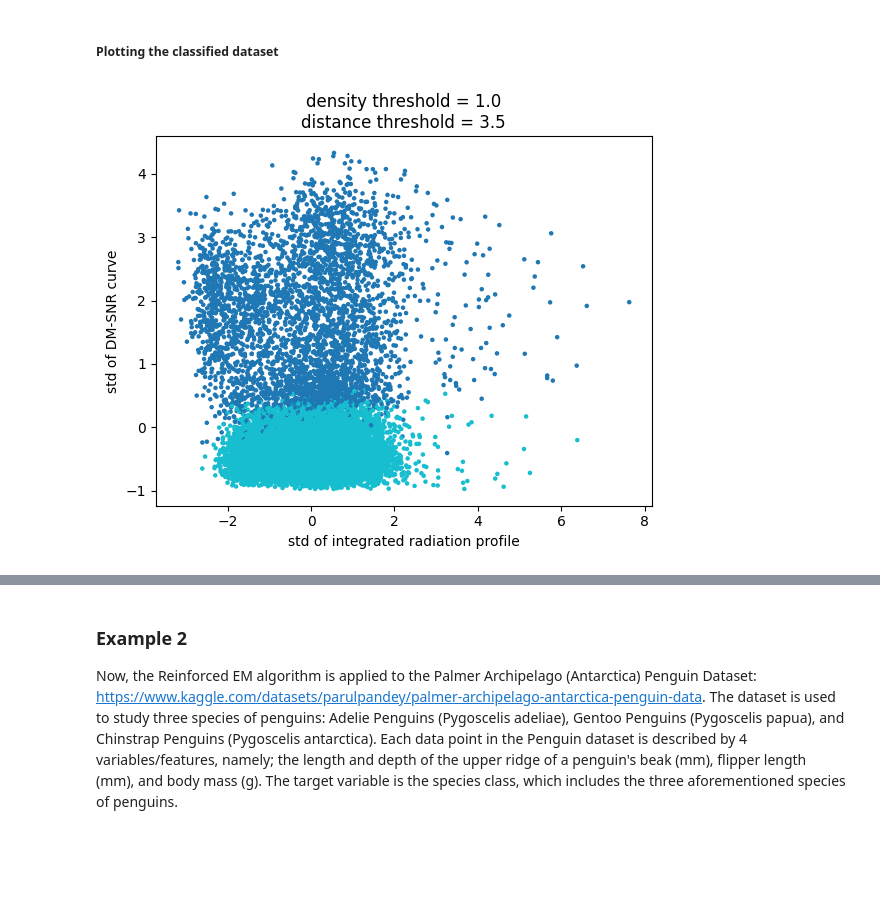
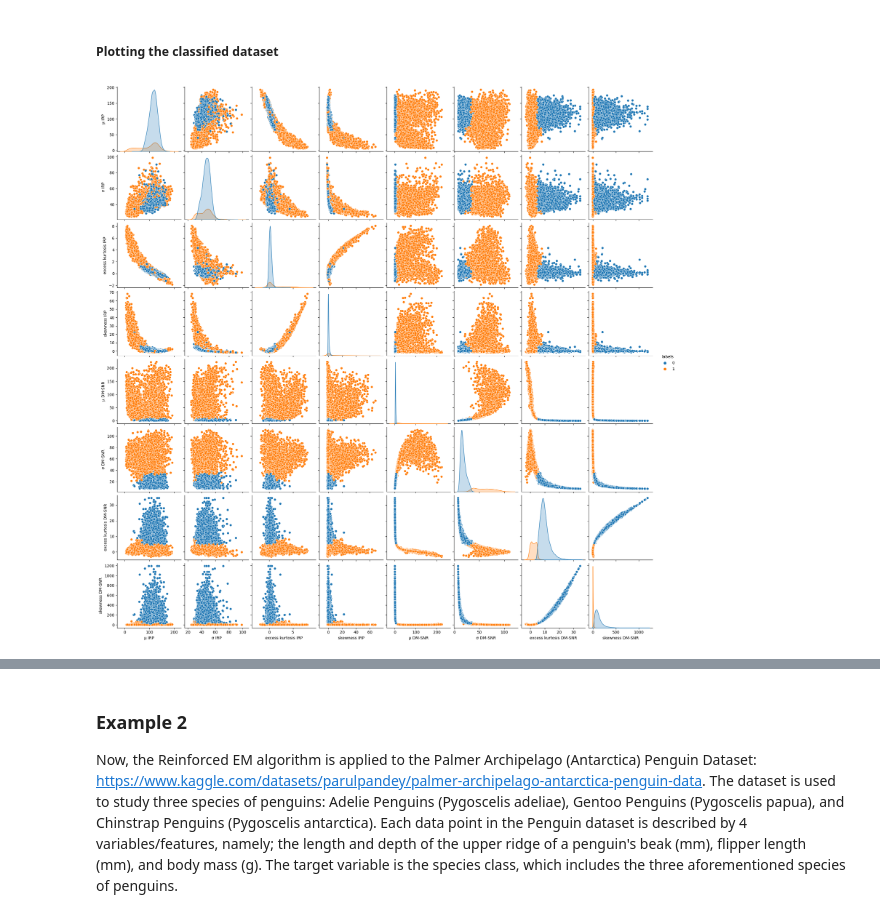
Before and after one commit to samuelveersingh/REM-tutorial, a Jupyter notebook: REM-tutorial-updated.ipynb, the cells around one changed output, grey strips where cells are left out. Drawn from its saved outputs; the diff is of its cells as text; code cells hidden in the pictures; blank space fills up the shorter version.

```diff
--- a/REM-tutorial-updated.ipynb
+++ b/REM-tutorial-updated.ipynb
@@ -14,7 +14,11 @@ The Reinforced EM algorithm is applied to identify pulsar candidates from the Hi
 # %%
 df = pd.read_csv('Data/HTRU_2.csv')
 
-X = df[df.columns[:-1]]
+df.columns = ['µ IRP','σ IRP', 'excess kurtosis IRP', 'skewness IRP',
+              'µ DM-SNR','σ DM-SNR', 'excess kurtosis DM-SNR', 'skewness DM-SNR',
+              'class']
+
+X = df[df.columns[:-1]]        ## drop the class column
 X = np.array(X)
 # %% [markdown]
 ##### Standardize the dataset for fair analysis
@@ -32,7 +36,7 @@ Cluster.mode_decision_plot()
 [figure]
 # %%
 # Setting the density threshold and distance threshold value from the mode decision plot
-Cluster.fit(density_threshold = 1.0, distance_threshold = 3.5)
-yp = Cluster.get_labels(mixture_selection='aic')
+Cluster.fit(density_threshold = 1.5, distance_threshold = 3.6)
+yp = Cluster.get_labels(mixture_selection='aic')        ## predicted labels
 # %% [output]
 2 modes selected.
@@ -38,0 +45,6 @@ yp = Cluster.get_labels(mixture_selection='aic')
+# %%
+yp = np.where(np.array(yp)==0,1,0)        ## corrected yp
+
+# performance metric
+fm = metrics.fowlkes_mallows_score(df['class'], yp)
+print('Fowlkes-Mallows index (FMI) : %.2f' % (fm))
@@ -39,10 +59,10 @@ yp = Cluster.get_labels(mixture_selection='aic')
 # %% [markdown]
 ##### Plotting the classified dataset
 # %%
-plt.scatter(X_scaled[:, 1], X_scaled[:, 5], s = 5, c = yp, marker = "o", cmap='tab10')
-plt.xlabel('std of integrated radiation profile')
-plt.ylabel('std of DM-SNR curve')
-plt.title('density threshold = 1.0' + '\n' + 'distance threshold = 3.5')
+# to plot the pairwise feature plots for 8 attributes/features
+df_updated = df[df.columns[:-1]]
+df_updated['labels'] = yp
+sns.pairplot(df_updated, hue="labels")
 plt.show()
 # %% [output]
-[figure, old version]
+[figure, new version]
```
Also changed, not shown: parts of 24 cells of this notebook.
